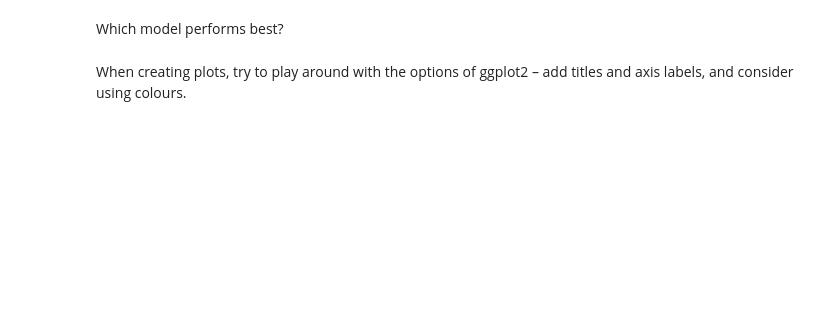
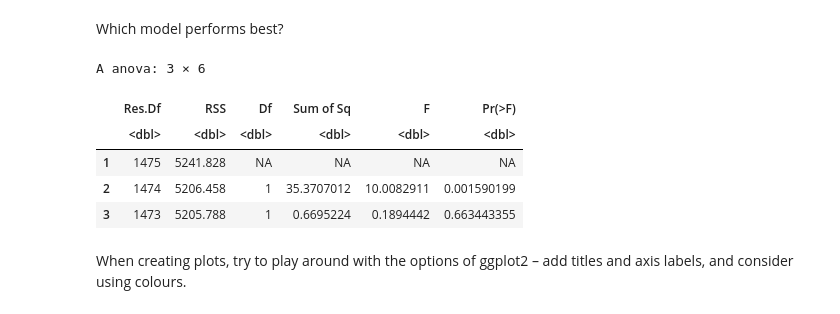
Before and after one commit to JosephineKianna25/CulturalDataScience, a Jupyter notebook: PortfolioTwo.ipynb, the cells around one changed output. Drawn from its saved outputs; the diff is of its cells as text; code cells hidden in the pictures; blank space fills up the shorter version.

```diff
--- a/PortfolioTwo.ipynb
+++ b/PortfolioTwo.ipynb
@@ -242,3 +258,7 @@ Visualize the relationship. Do you think it makes sense to add the relationship
 # %%
-anova(vocab_model_2) # måske sker der noget her ? men er ik sikker
+# I think it's always a good idea to add as many predictors as possible, assuming that the more data you have, the stronger
+# your data is, because it is then more representative
+
+vocab_model_3 <- lm(vocab ~ nativeBorn * educ, dat1978)
+summary(vocab_model_3)
 # %% [output]
@@ -251,4 +284,16 @@ A anova: 3 × 5
 # %% [markdown]
 Which model performs best?
+# %%
+anova(vocab_model, vocab_model_2, vocab_model_3)
+
+# From our anova test we can see that model 2 performs best, since that is the model with the lowest p-value
+# mere ....
+# %% [output]
+A anova: 3 × 6
+|  | Res.Df | RSS | Df | Sum of Sq | F | Pr(>F) |
+|  | <dbl> | <dbl> | <dbl> | <dbl> | <dbl> | <dbl> |
+| 1 | 1475 | 5241.828 | NA | NA | NA | NA |
+| 2 | 1474 | 5206.458 | 1 | 35.3707012 | 10.0082911 | 0.001590199 |
+| 3 | 1473 | 5205.788 | 1 | 0.6695224 | 0.1894442 | 0.663443355 |
 # %% [markdown]
 When creating plots, try to play around with the options of ggplot2 – add titles and axis labels, and consider using colours.
```
Also changed, not shown: parts of 8 cells of this notebook.
